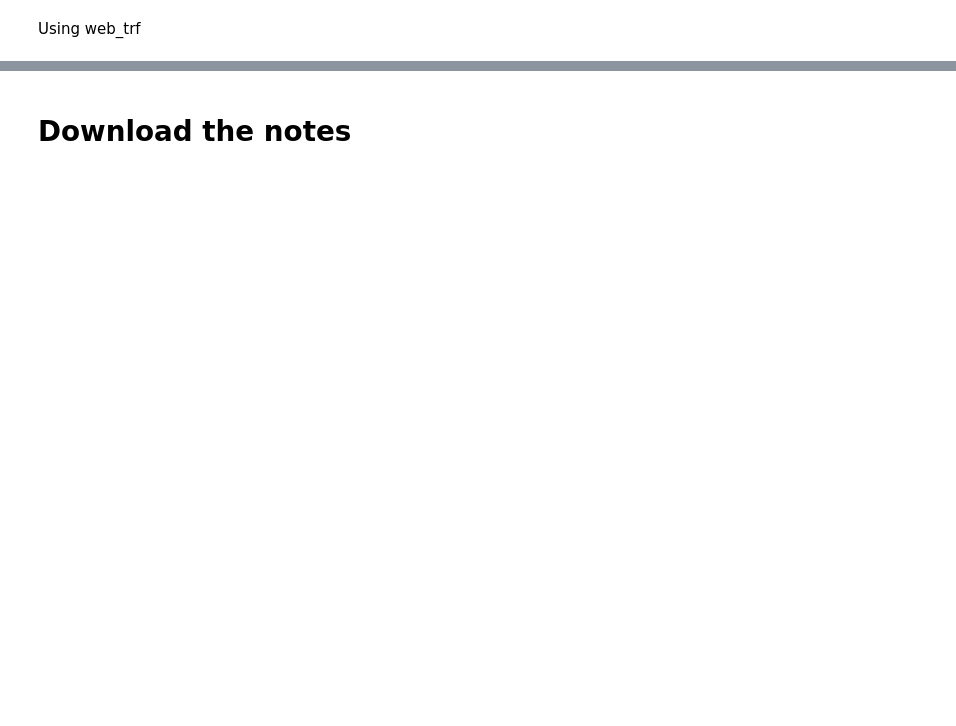
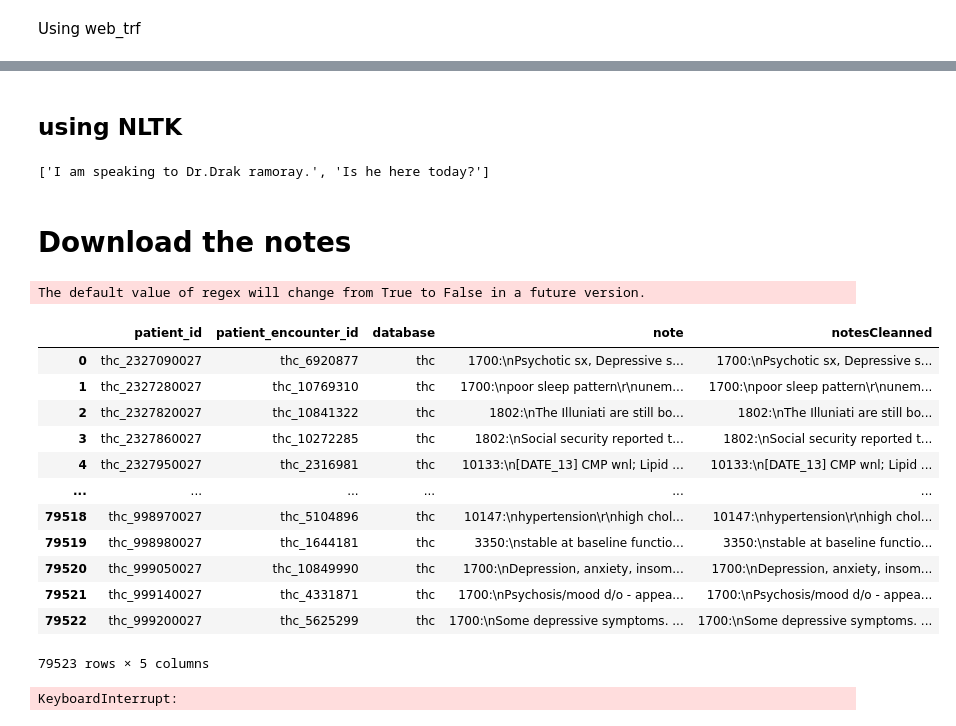
Before and after one commit to ShaoMinLiu-Holmusk/sentenceTokenizing, a Jupyter notebook: originalSentenceAnalysis.ipynb, the cells around one changed output, grey strips where cells are left out. Saved outputs shown, nothing was run; the diff lists cells and outputs as text; code cells hidden in the pictures; blank space fills up the shorter version.

Commit message:
updated notes parsing

```diff
--- a/originalSentenceAnalysis.ipynb
+++ b/originalSentenceAnalysis.ipynb
@@ -154,33 +190,66 @@ cleaned_data_en_core_web_sm=list(item.text for item in doc.sents)
+# %% [markdown]
+## using NLTK
+# %%
+
+from nltk.tokenize import sent_tokenize
+cleaned_data=sent_tokenize("I am speaking to Dr.Drak ramoray. Is he here today? ")
+cleaned_data
+# %% [output]
+['I am speaking to Dr.Drak ramoray.', 'Is he here today?']
 # %% [markdown]
 # Download the notes
 # %%
 # about 1min for 11Million rows
-tokenCountFrSourceDbDfPath = Path('tokenCountFrSourceDbDf.csv')
+notesTableDfPath = Path('notesTable.csv')
 
-if not tokenCountFrSourceDbDfPath.exists():
-    tokenCountFrSourceDb = pgIO.getDataIterator(
+if not notesTableDfPath.exists():
+    notesTable = pgIO.getDataIterator(
         query=f'''
         SELECT
-            sentences.database,
-            sentences.sentence,
-            sentences.n_token
-        FROM v1_nlp.sentences
+            notes.patient_id,
+            notes.patient_encounter_id,
+            notes.database,
+            notes.note
+        FROM v1_nlp.notes
+        WHERE notes.database='thc'
         ;
         ''',
         dbName='NLP_CDM',
         chunks=10000,
     )
-    alldata = chain(*tokenCountFrSourceDb)
+    alldata = chain(*notesTable)
 
-    tokenCountFrSourceDbDf = pd.DataFrame(
+    notesTableDf = pd.DataFrame(
         alldata,
-        columns=['database','sentence', 'n_token'],
+        columns=['patient_id',
+                 'patient_encounter_id',
+                 'database',
+                 'note',
+                 ],
     )
-    tokenCountFrSourceDbDf.to_csv(
-        tokenCountFrSourceDbDfPath,
+    notesTableDf.to_csv(
+        notesTableDfPath,
         index=False
     )
 else:
-    tokenCountFrSourceDbDf = pd.read_csv(
-        tokenCountFrSourceDbDfPath,
+    notesTableDf = pd.read_csv(
+        notesTableDfPath,
     )
+# %%
+notesTableDf['notesCleanned'] = notesTableDf.note.str.replace("_{3,}", ' \n ')
+notesTableDf
+# %% [output]
+The default value of regex will change from True to False in a future version.
+|  | patient_id | patient_encounter_id | database | note | notesCleanned |
+| 0 | thc_2327090027 | thc_6920877 | thc | 1700:\nPsychotic sx, Depressive s... | 1700:\nPsychotic sx, Depressive s... |
+| 1 | thc_2327280027 | thc_10769310 | thc | 1700:\npoor sleep pattern\r\nunem... | 1700:\npoor sleep pattern\r\nunem... |
+| 2 | thc_2327820027 | thc_10841322 | thc | 1802:\nThe Illuniati are still bo... | 1802:\nThe Illuniati are still bo... |
+| 3 | thc_2327860027 | thc_10272285 | thc | 1802:\nSocial security reported t... | 1802:\nSocial security reported t... |
+| 4 | thc_2327950027 | thc_2316981 | thc | 10133:\n[DATE_13] CMP wnl; Lipid ... | 10133:\n[DATE_13] CMP wnl; Lipid ... |
+| ... | ... | ... | ... | ... | ... |
+| 79518 | thc_998970027 | thc_5104896 | thc | 10147:\nhypertension\r\nhigh chol... | 10147:\nhypertension\r\nhigh chol... |
+| 79519 | thc_998980027 | thc_1644181 | thc | 3350:\nstable at baseline functio... | 3350:\nstable at baseline functio... |
+| 79520 | thc_999050027 | thc_10849990 | thc | 1700:\nDepression, anxiety, insom... | 1700:\nDepression, anxiety, insom... |
+| 79521 | thc_999140027 | thc_4331871 | thc | 1700:\nPsychosis/mood d/o - appea... | 1700:\nPsychosis/mood d/o - appea... |
+| 79522 | thc_999200027 | thc_5625299 | thc | 1700:\nSome depressive symptoms. ... | 1700:\nSome depressive symptoms. ... |
+79523 rows × 5 columns
@@ -186,0 +280,10 @@ else:
+# %%
+process = ParallelWorker(taskLogic = SentenceTokenising,
+                             taskList= notesTableDf.notesCleanned.tolist()[:10],
+                             processes = 6,
+                             chunks = 8,
+                             minInterval = 1)
+process.run()
+results=process.getResults()
+# %% [output]
+KeyboardInterrupt:
```
Also changed, not shown: parts of 15 cells of this notebook, 1 other file.
